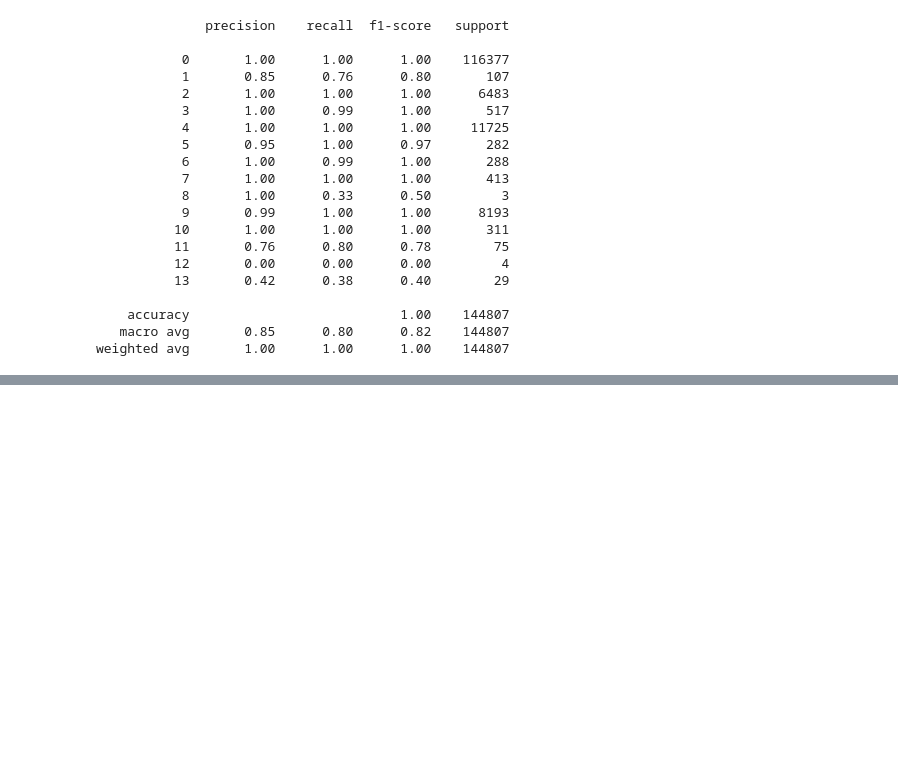
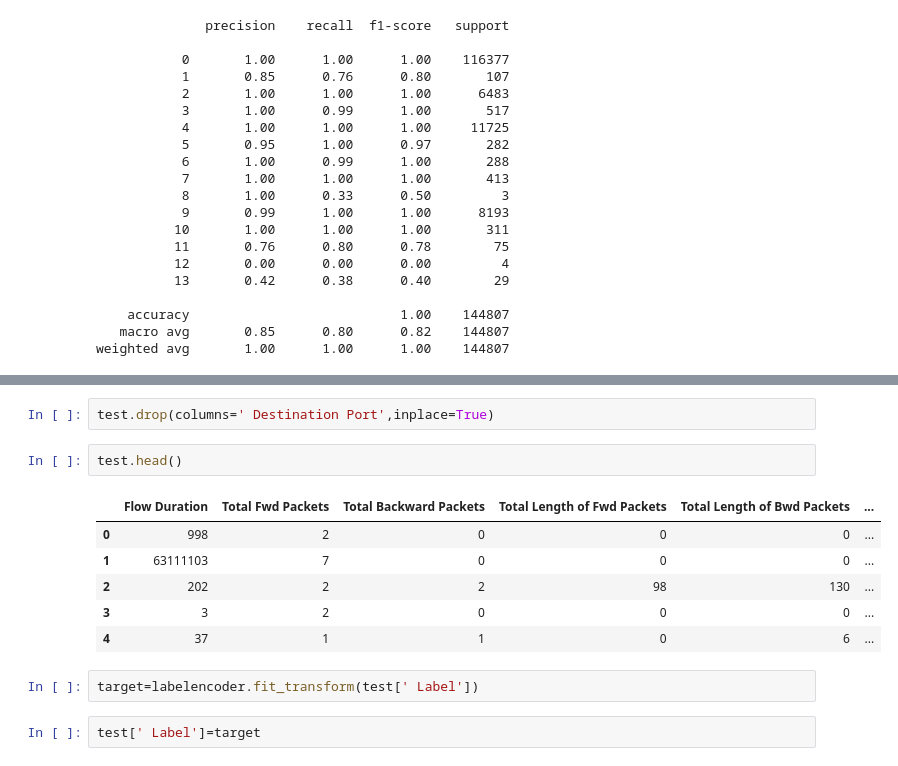
Before and after one commit to OmegaS48/Internship_NITP, a Jupyter notebook: Intern_Day5.ipynb, the cells around one changed output, grey strips where cells are left out. Cells and saved outputs as stored; diff of their text form; blank space fills up the shorter version.

```diff
--- a/Intern_Day5.ipynb
+++ b/Intern_Day5.ipynb
@@ -749,0 +759,15 @@ weighted avg       1.00      1.00      1.00    144807
+# %%
+test.drop(columns=' Destination Port',inplace=True)
+# %%
+test.head()
+# %% [output]
+|  | Flow Duration | Total Fwd Packets | Total Backward Packets | Total Length of Fwd Packets | Total Length of Bwd Packets | ... |
+| 0 | 998 | 2 | 0 | 0 | 0 | ... |
+| 1 | 63111103 | 7 | 0 | 0 | 0 | ... |
+| 2 | 202 | 2 | 2 | 98 | 130 | ... |
+| 3 | 3 | 2 | 0 | 0 | 0 | ... |
+| 4 | 37 | 1 | 1 | 0 | 6 | ... |
+# %%
+target=labelencoder.fit_transform(test[' Label'])
+# %%
+test[' Label']=target
```
Also changed, not shown: parts of 13 cells of this notebook.
